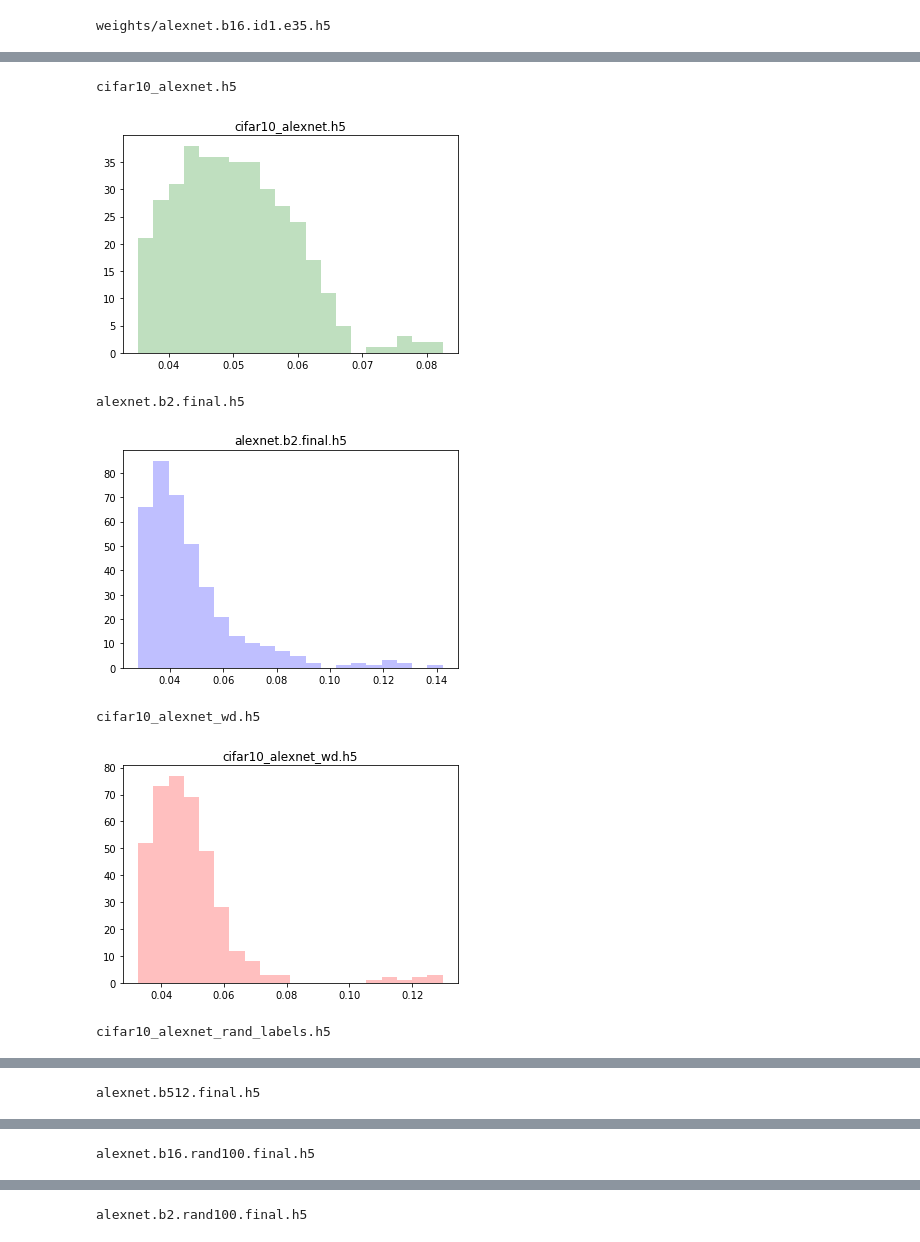
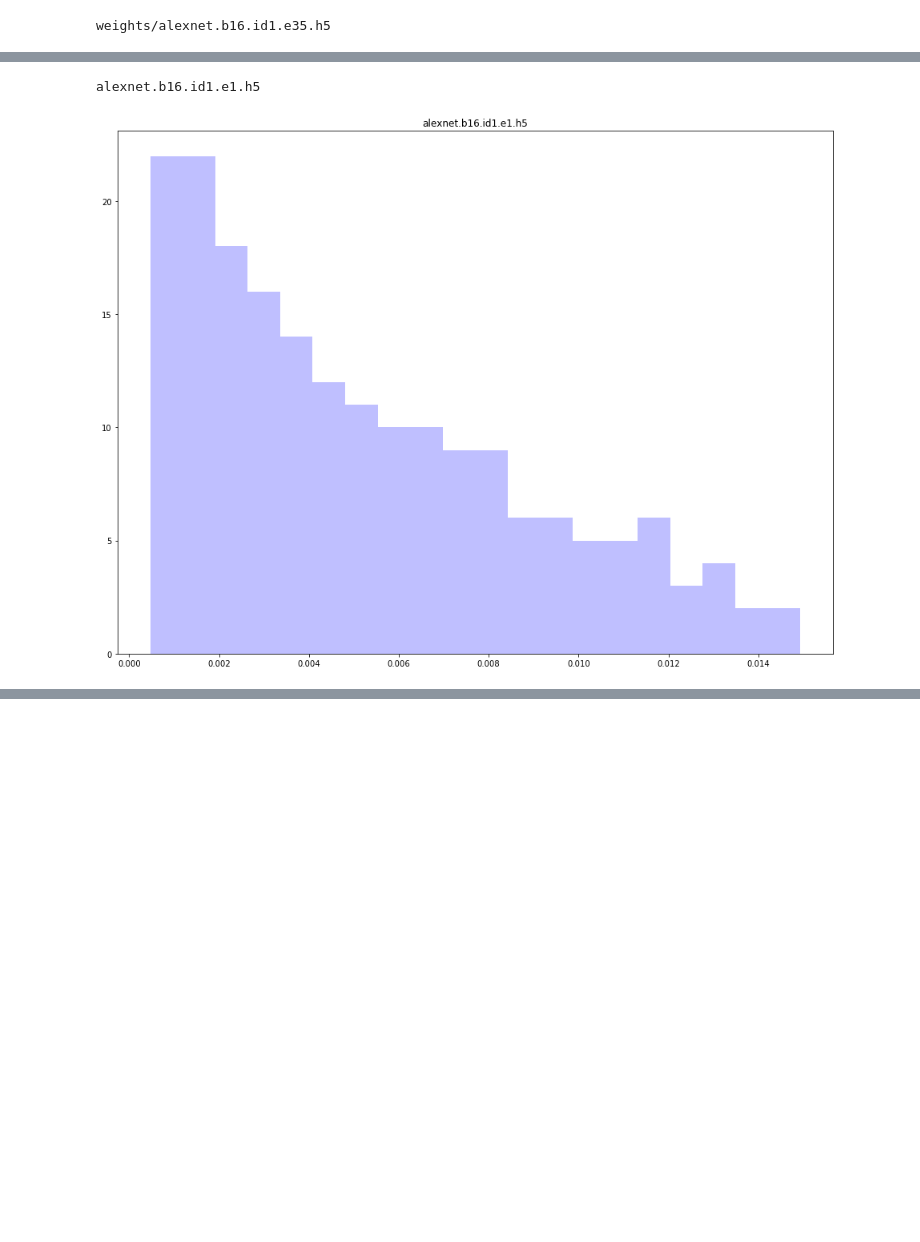
Before and after one commit to CalculatedContent/DLGeneralization, a Jupyter notebook: Mini Alexnet/AlexNet-Entropy-and-RMT-Analysis.ipynb, the cells around one changed output, grey strips where cells are left out. Saved outputs shown, nothing was run; the diff lists cells and outputs as text; code cells hidden in the pictures; blank space fills up the shorter version.

```diff
--- a/Mini Alexnet/AlexNet-Entropy-and-RMT-Analysis.ipynb
+++ b/Mini Alexnet/AlexNet-Entropy-and-RMT-Analysis.ipynb
@@ -198,4 +399,4 @@ plt.title("Entropy as a function of Epoch for layers 7 and 8 in Mini Alexnet")
 weights/alexnet.b16.id1.e35.h5
 # %%
 import matplotlib.pylab as pylab
-pylab.rcParams['figure.figsize'] = 16, 12
+pylab.rcParams['figure.figsize'] = 16, 16
@@ -202,7 +405,7 @@ pylab.rcParams['figure.figsize'] = 16, 12
 # %%
-f, axes = plt.subplots(6, 6)
+f, axes = plt.subplots(5,5)
 
-for idx, epoch in enumerate(np.arange(0,36)):
+for idx, epoch in enumerate(np.arange(1,100,5)):
     eigenvalues = []
 
     #for run_id in [1]:
@@ -216,8 +419,8 @@ for idx, epoch in enumerate(np.arange(0,36)):
     sv = svd.singular_values_
     eigenvalues.append(sv*sv)
 
-    iay = idx % 6
-    iax = int(idx / 6)
+    iay = idx % 5
+    iax = int(idx / 5)
 
     print(idx, iax, iay, modelfile)
     subplot = axes[iax,iay]
@@ -249,7 +455,7 @@ plt.show()
 # %%
-f, axes = plt.subplots(6, 6)
+f, axes = plt.subplots(5, 5)
 
-for idx, epoch in enumerate(np.arange(0,36)):
+for idx, epoch in enumerate(np.arange(1,100,5)):
     eigenvalues = []
 
     #for run_id in [1]:
@@ -263,8 +469,8 @@ for idx, epoch in enumerate(np.arange(0,36)):
     ev, _ = np.linalg.eig(WW)
     eigenvalues.append(ev)
 
-    iay = idx % 6
-    iax = int(idx / 6)
+    iay = idx % 5
+    iax = int(idx / 5)
 
     print(idx, iax, iay, modelfile)
     subplot = axes[iax,iay]
@@ -308,24 +531,23 @@ colors = ["green", "blue"]
 # %%
 modelfiles = ["cifar10_alexnet.h5", "alexnet.b2.final.h5", "cifar10_alexnet_wd.h5","cifar10_alexnet_rand_labels.h5", "alexnet.b512.final.h5" ,"alexnet.b16.rand100.final.h5", "alexnet.b2.rand100.final.h5"]
 colors = ["green", "blue", "red", "orange", "cyan", "blue", "magenta"]
+# %%
+modelfiles = ["alexnet.b16.id1.e1.h5" ]
+colors = ["blue"]
 # %%
 for modelfile, color in zip(modelfiles, colors):
     print(modelfile)
     model.load_weights("weights/{}".format(modelfile))
-    W = model.layers[7].get_weights()[0]
+    W7 = model.layers[8].get_weights()[0]
     n = 384
-    W = W / np.linalg.norm(W)
-    svd = TruncatedSVD(n_components=n-1, n_iter=7, random_state=10)
-    svd.fit(W)
-    sv = svd.singular_values_
-    plt.hist(sv, bins=20, alpha=0.25, color=color);
+    W = W7 / np.linalg.norm(W7)
+    WW = np.dot(W.transpose(),W)
+    ev, _ = np.linalg.eig(WW)
+
+
+    plt.hist(ev, bins=20, alpha=0.25, color=color);
     plt.title(modelfile)
     plt.show()
 # %% [output]
-cifar10_alexnet.h5
+alexnet.b16.id1.e1.h5
-[figure, old version]
+[figure, new version]
-alexnet.b2.final.h5
-[figure, removed]
-cifar10_alexnet_wd.h5
-[figure, removed]
-cifar10_alexnet_rand_labels.h5
@@ -333 +553,0 @@ cifar10_alexnet_rand_labels.h5
-alexnet.b512.final.h5
@@ -335 +553,0 @@ alexnet.b512.final.h5
-alexnet.b16.rand100.final.h5
@@ -337 +553,0 @@ alexnet.b16.rand100.final.h5
-alexnet.b2.rand100.final.h5
```
Also changed, not shown: parts of 36 cells of this notebook.
